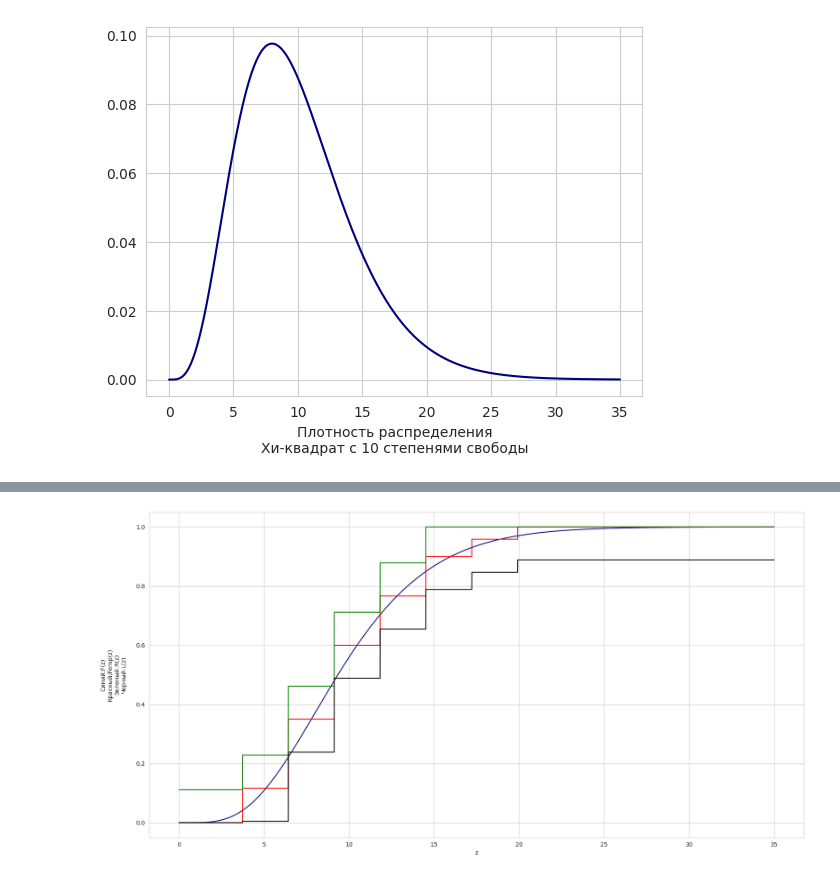
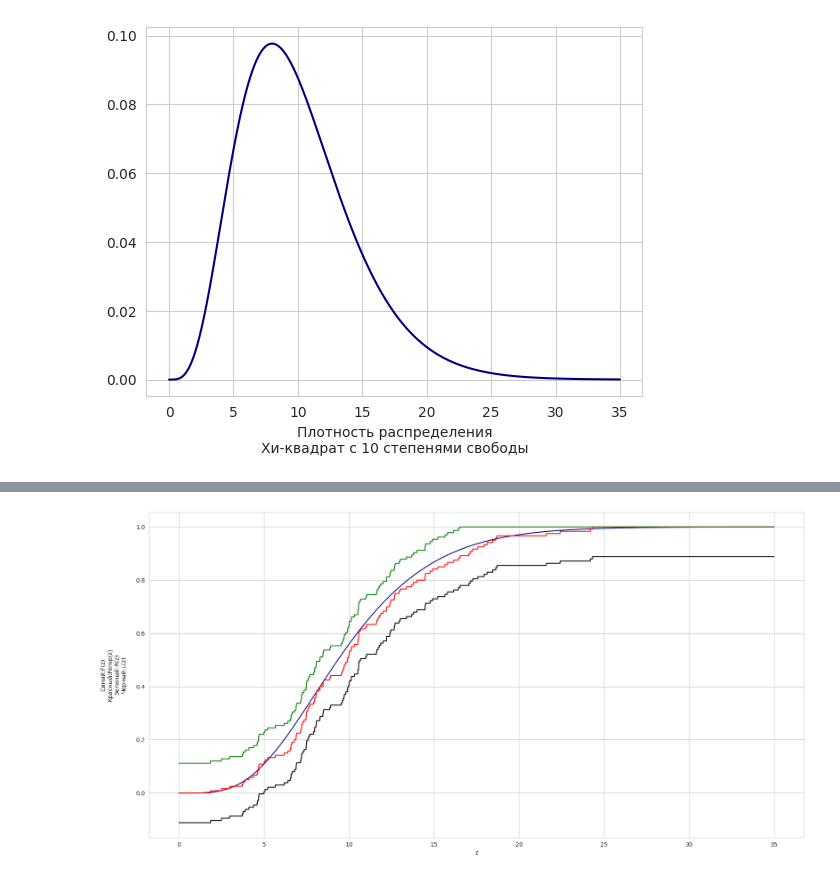
Before and after one commit to sanikulkin/math_stat, a Jupyter notebook: Task3.ipynb, the cells around one changed output, grey strips where cells are left out. Cells and saved outputs as stored; diff of their text form; code cells hidden in the pictures.

```diff
--- a/Task3.ipynb
+++ b/Task3.ipynb
@@ -232,12 +236,12 @@ def L(x):
 # %%
 sb.set_style("whitegrid")
 plt.figure(figsize=(20,10))
 plt.plot(x, F, color='navy')
-plt.plot(x, Femp(x), color='red')
-plt.plot(x, R(x), color='green')
-plt.plot(x, L(x), color='black')
+plt.plot(x, funToArray(x, Femp), color='red')
+plt.plot(x, funToArray(x, R), color='green')
+plt.plot(x, funToArray(x, L), color='black')
 plt.xlabel("z")
 plt.ylabel("Синий:F(z)\nКрасный:Femp(z)\nЗеленый:R(z)\nЧерный:L(z)\n")
 plt.show()
 # %% [output]
-[figure, old version]
+[figure, new version]
```
Also changed, not shown: parts of 9 cells of this notebook, 2 other files.
